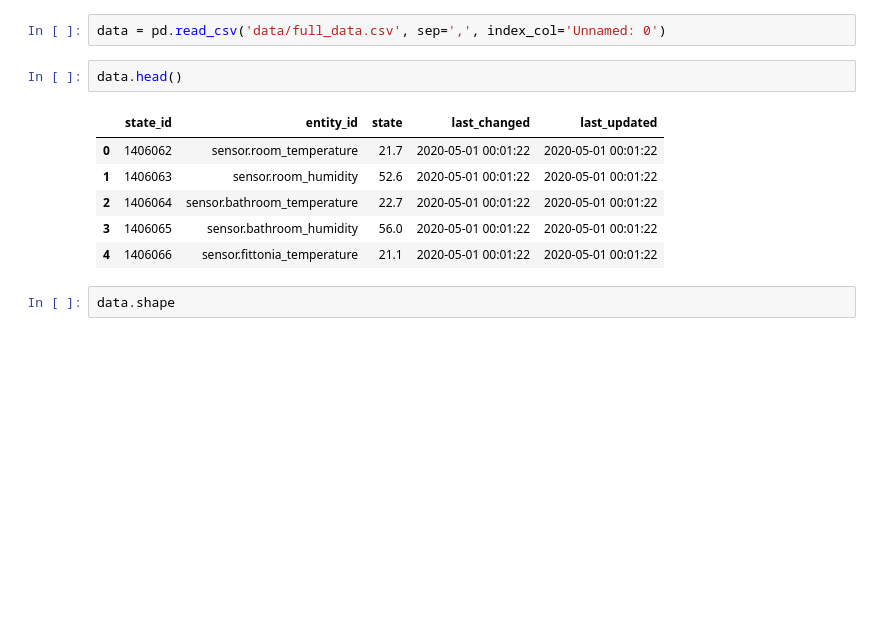
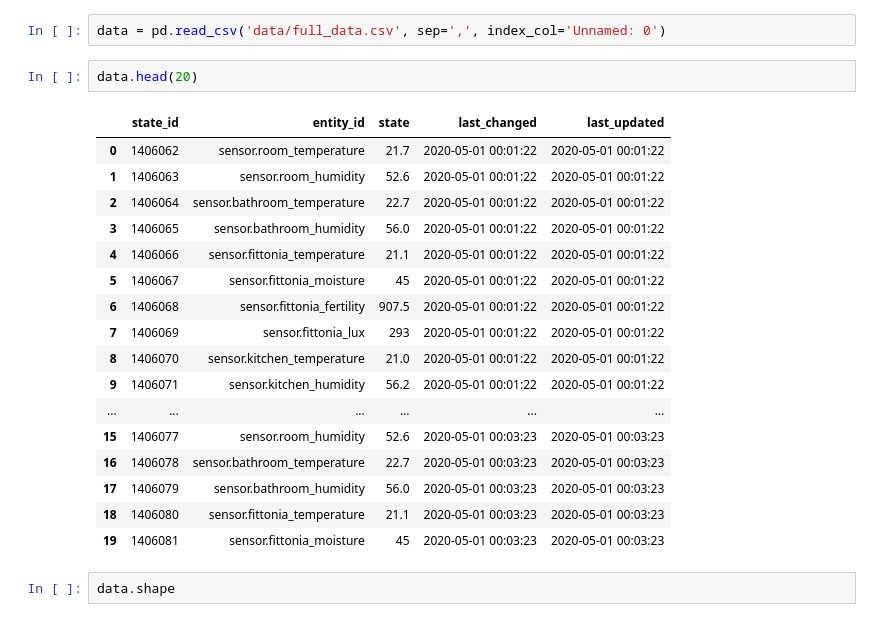
Before and after one commit to asyaparfenova/air_condidioner_effectiveness_cost_carbon_footprint, a Jupyter notebook: Data_Wrangling.ipynb, the cells around one changed output. Cells and saved outputs as stored; diff of their text form; blank space fills up the shorter version.

```diff
--- a/Data_Wrangling.ipynb
+++ b/Data_Wrangling.ipynb
@@ -21,14 +21,25 @@ First, let's have a look at our data.
 # %%
 data = pd.read_csv('data/full_data.csv', sep=',', index_col='Unnamed: 0')
 # %%
-data.head()
+data.head(20)
 # %% [output]
 |  | state_id | entity_id | state | last_changed | last_updated |
 | 0 | 1406062 | sensor.room_temperature | 21.7 | 2020-05-01 00:01:22 | 2020-05-01 00:01:22 |
 | 1 | 1406063 | sensor.room_humidity | 52.6 | 2020-05-01 00:01:22 | 2020-05-01 00:01:22 |
 | 2 | 1406064 | sensor.bathroom_temperature | 22.7 | 2020-05-01 00:01:22 | 2020-05-01 00:01:22 |
 | 3 | 1406065 | sensor.bathroom_humidity | 56.0 | 2020-05-01 00:01:22 | 2020-05-01 00:01:22 |
 | 4 | 1406066 | sensor.fittonia_temperature | 21.1 | 2020-05-01 00:01:22 | 2020-05-01 00:01:22 |
+| 5 | 1406067 | sensor.fittonia_moisture | 45 | 2020-05-01 00:01:22 | 2020-05-01 00:01:22 |
+| 6 | 1406068 | sensor.fittonia_fertility | 907.5 | 2020-05-01 00:01:22 | 2020-05-01 00:01:22 |
+| 7 | 1406069 | sensor.fittonia_lux | 293 | 2020-05-01 00:01:22 | 2020-05-01 00:01:22 |
+| 8 | 1406070 | sensor.kitchen_temperature | 21.0 | 2020-05-01 00:01:22 | 2020-05-01 00:01:22 |
+| 9 | 1406071 | sensor.kitchen_humidity | 56.2 | 2020-05-01 00:01:22 | 2020-05-01 00:01:22 |
+| ... | ... | ... | ... | ... | ... |
+| 15 | 1406077 | sensor.room_humidity | 52.6 | 2020-05-01 00:03:23 | 2020-05-01 00:03:23 |
+| 16 | 1406078 | sensor.bathroom_temperature | 22.7 | 2020-05-01 00:03:23 | 2020-05-01 00:03:23 |
+| 17 | 1406079 | sensor.bathroom_humidity | 56.0 | 2020-05-01 00:03:23 | 2020-05-01 00:03:23 |
+| 18 | 1406080 | sensor.fittonia_temperature | 21.1 | 2020-05-01 00:03:23 | 2020-05-01 00:03:23 |
+| 19 | 1406081 | sensor.fittonia_moisture | 45 | 2020-05-01 00:03:23 | 2020-05-01 00:03:23 |
 # %%
 data.shape
 # %% [output]
```
Also changed, not shown: parts of 16 cells of this notebook, 3 other files.
